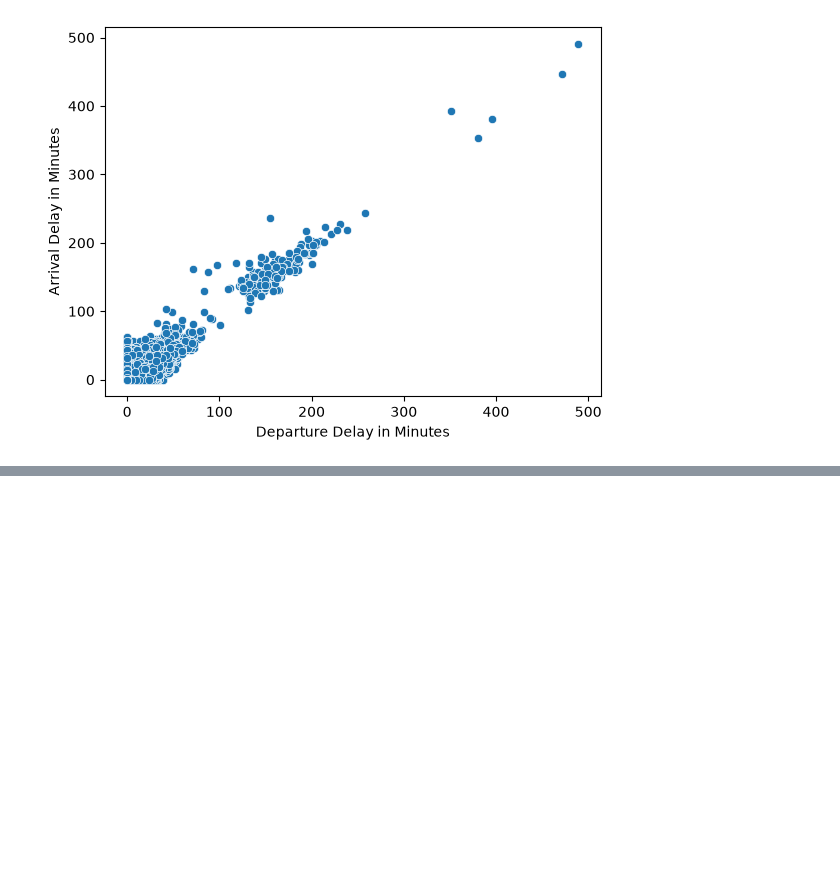
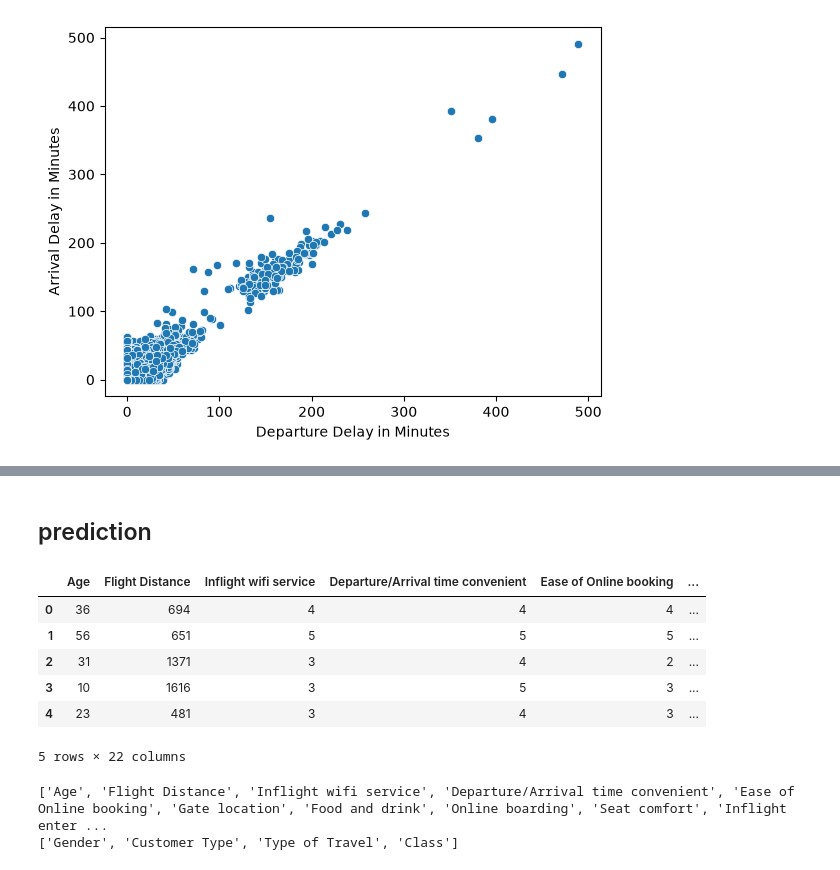
Before and after one commit to anirban2005143a/machine_learning, a Jupyter notebook: deep_learning/ANN/practice/kaggle_Airline_Passenger_satisfaction.ipynb, the cells around one changed output, grey strips where cells are left out. Drawn from its saved outputs; the diff is of its cells as text; code cells hidden in the pictures; blank space fills up the shorter version.

Commit message:
practice kaggle airline passenger satisfaction

```diff
--- a/deep_learning/ANN/practice/kaggle_Airline_Passenger_satisfaction.ipynb
+++ b/deep_learning/ANN/practice/kaggle_Airline_Passenger_satisfaction.ipynb
@@ -203,0 +208,14 @@ df.to_csv("../../../datasets/kaggle-airline_passenger_satisfaction/cleaned_train
+# %% [markdown]
+## prediction
+# %%
+df = pd.read_csv('../../../datasets/kaggle-airline_passenger_satisfaction/cleaned_train.csv')
+# %%
+df.head()
+# %% [output]
+|  | Age | Flight Distance | Inflight wifi service | Departure/Arrival time convenient | Ease of Online booking | ... |
+| 0 | 36 | 694 | 4 | 4 | 4 | ... |
+| 1 | 56 | 651 | 5 | 5 | 5 | ... |
+| 2 | 31 | 1371 | 3 | 4 | 2 | ... |
+| 3 | 10 | 1616 | 3 | 5 | 3 | ... |
+| 4 | 23 | 481 | 3 | 4 | 3 | ... |
+5 rows × 22 columns
@@ -203,0 +234,6 @@ df.to_csv("../../../datasets/kaggle-airline_passenger_satisfaction/cleaned_train
+# %%
+print(numerical_cols)
+print(categorical_cols)
+# %% [output]
+['Age', 'Flight Distance', 'Inflight wifi service', 'Departure/Arrival time convenient', 'Ease of Online booking', 'Gate location', 'Food and drink', 'Online boarding', 'Seat comfort', 'Inflight enter ...
+['Gender', 'Customer Type', 'Type of Travel', 'Class']
```
Also changed, not shown: parts of 33 cells of this notebook, 2 other files.
